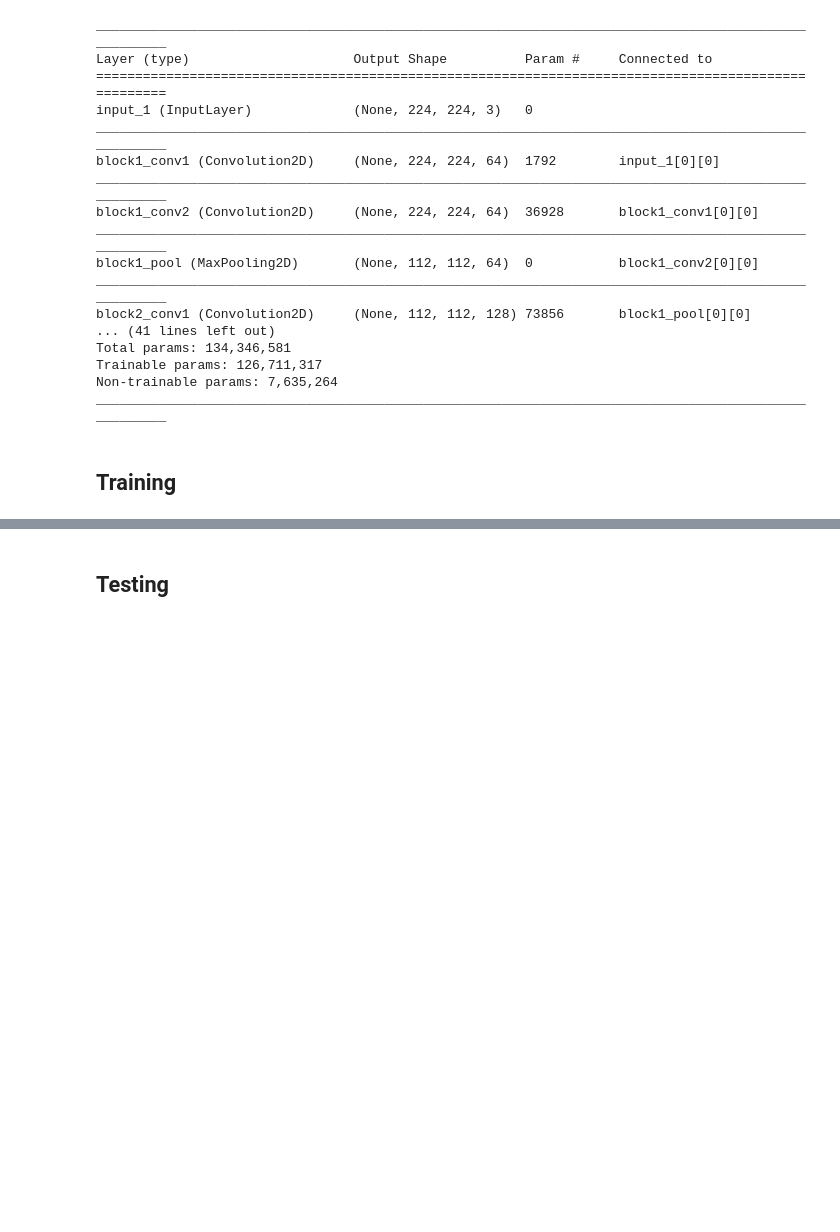
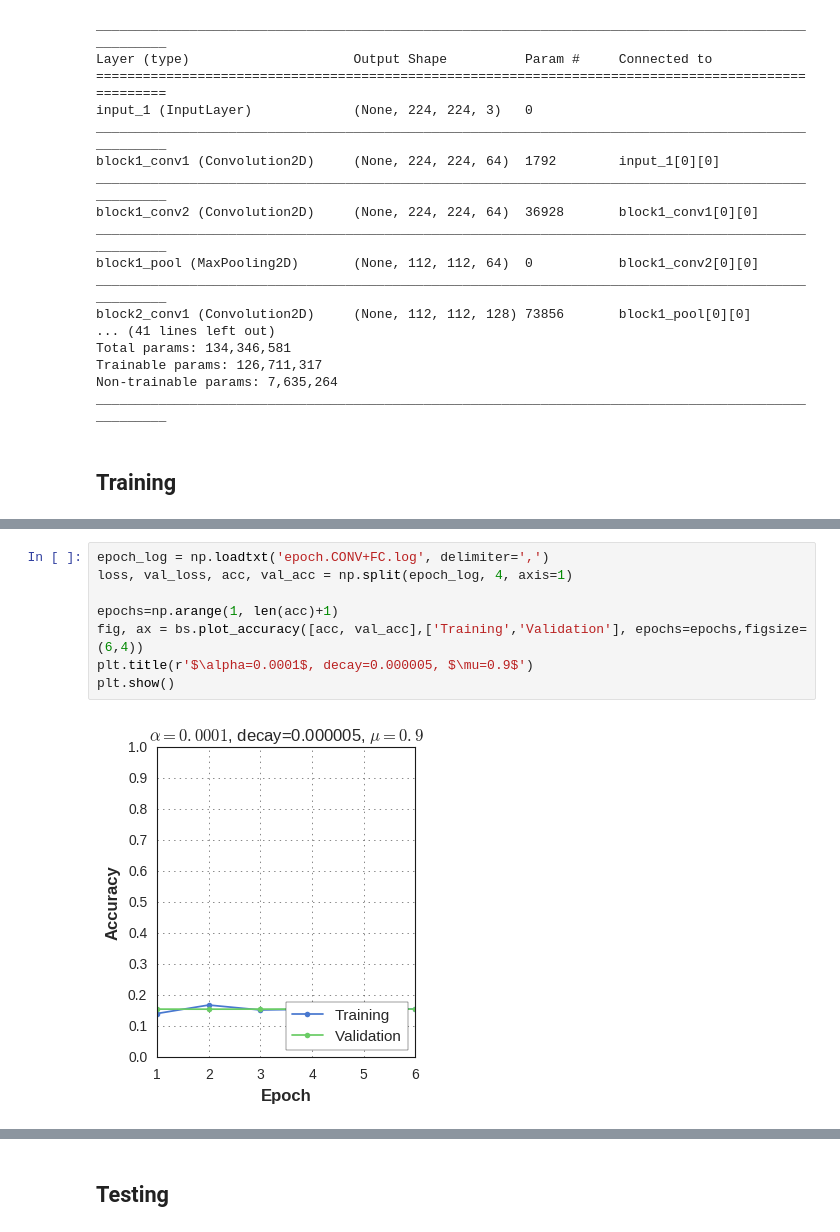
Before and after one commit to gorayni/iccv_epic_2017, a Jupyter notebook: VGG-16 training.ipynb, the cells around one changed output, grey strips where cells are left out. Cells and saved outputs as stored; diff of their text form; blank space fills up the shorter version.

Commit message:
VGG-16 Training interrupted

```diff
--- a/VGG-16 training.ipynb
+++ b/VGG-16 training.ipynb
@@ -303,0 +325,10 @@ Epoch 1/10
+# %%
+epoch_log = np.loadtxt('epoch.CONV+FC.log', delimiter=',')
+loss, val_loss, acc, val_acc = np.split(epoch_log, 4, axis=1)
+
+epochs=np.arange(1, len(acc)+1)
+fig, ax = bs.plot_accuracy([acc, val_acc],['Training','Validation'], epochs=epochs,figsize=(6,4))
+plt.title(r'$\alpha=0.0001$, decay=0.000005, $\mu=0.9$')
+plt.show()
+# %% [output]
+[figure, added]
```
Also changed, not shown: parts of 7 cells of this notebook.
